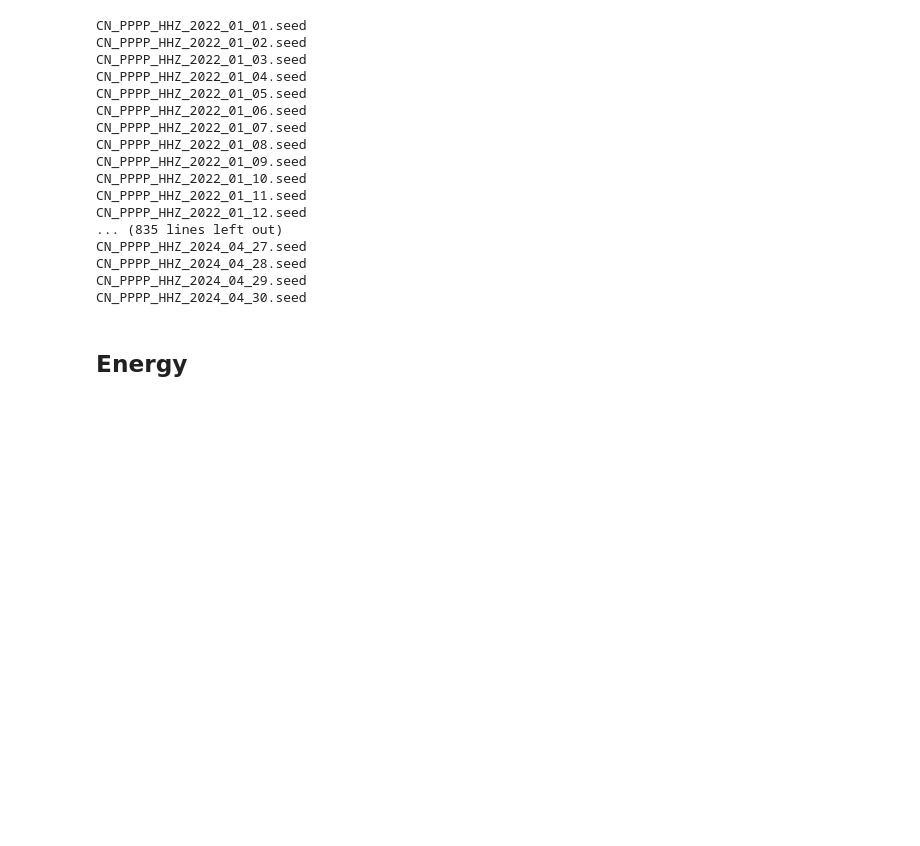
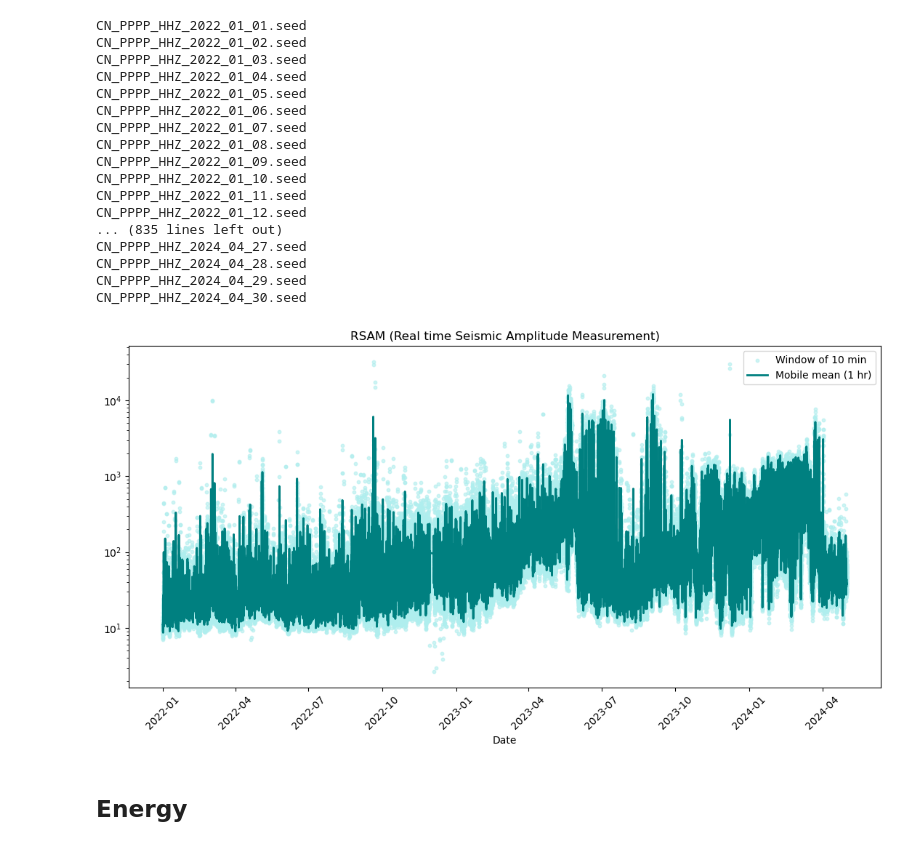
Before and after one commit to javierMoG/PopocatepetlVolcano, a Jupyter notebook: src/features_plots.ipynb, the cells around one changed output. Cells and saved outputs as stored; diff of their text form; code cells hidden in the pictures; blank space fills up the shorter version.

Commit message:
feature: add full-time plot

```diff
--- a/src/features_plots.ipynb
+++ b/src/features_plots.ipynb
@@ -115,6 +115,26 @@ CN_PPPP_HHZ_2024_04_30.seed
 # %%
 # Save the time series of the features
 rsam_df.to_parquet("D:/Popocatepetl/processed_data/features_data/rsam.parquet",  engine="pyarrow")
+# %%
+hours = 1
+
+rsam_df = rsam_df[rsam_df['RSAM']>=1]
+# Calculate moving average of RSAM
+rsam_df['rsam_mobile_mean'] = rsam_df['RSAM'].rolling(window=11*hours, center=False).mean()
+
+fig1, ax1 = plt.subplots(figsize=(11, 6))
+# RSAM
+ax1.scatter(rsam_df['timestamp'], rsam_df['RSAM'], color='paleturquoise', s=10, alpha=0.6, label="Window of 10 min")
+# Moving average
+ax1.plot(rsam_df['timestamp'], rsam_df['rsam_mobile_mean'], color='teal', linewidth=2, label=f'Mobile mean ({hours} hr)')
+ax1.set_yscale('log')
+ax1.set_title('RSAM (Real time Seismic Amplitude Measurement)')
+ax1.set_xlabel('Date')
+ax1.legend(loc='best')
+plt.xticks(rotation=45)
+plt.tight_layout()
+# %% [output]
+[figure, added]
 # %% [markdown]
 ## Energy
 # %%
```
Also changed, not shown: parts of 1 cell of this notebook.
